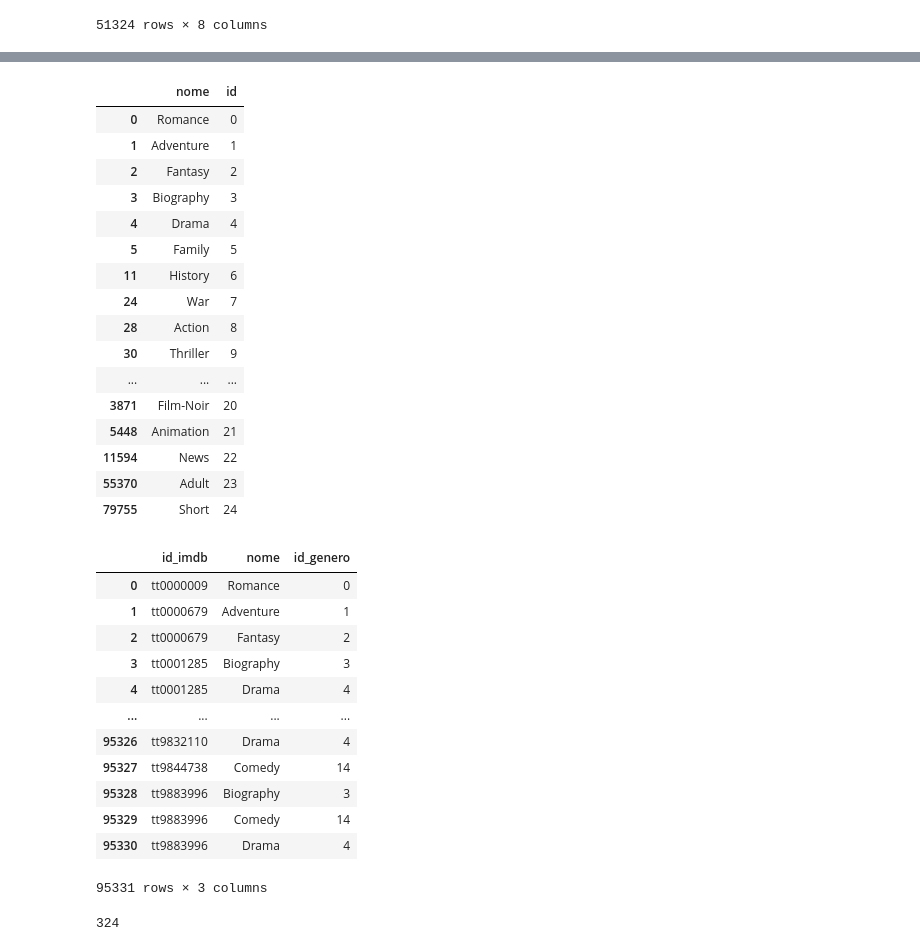
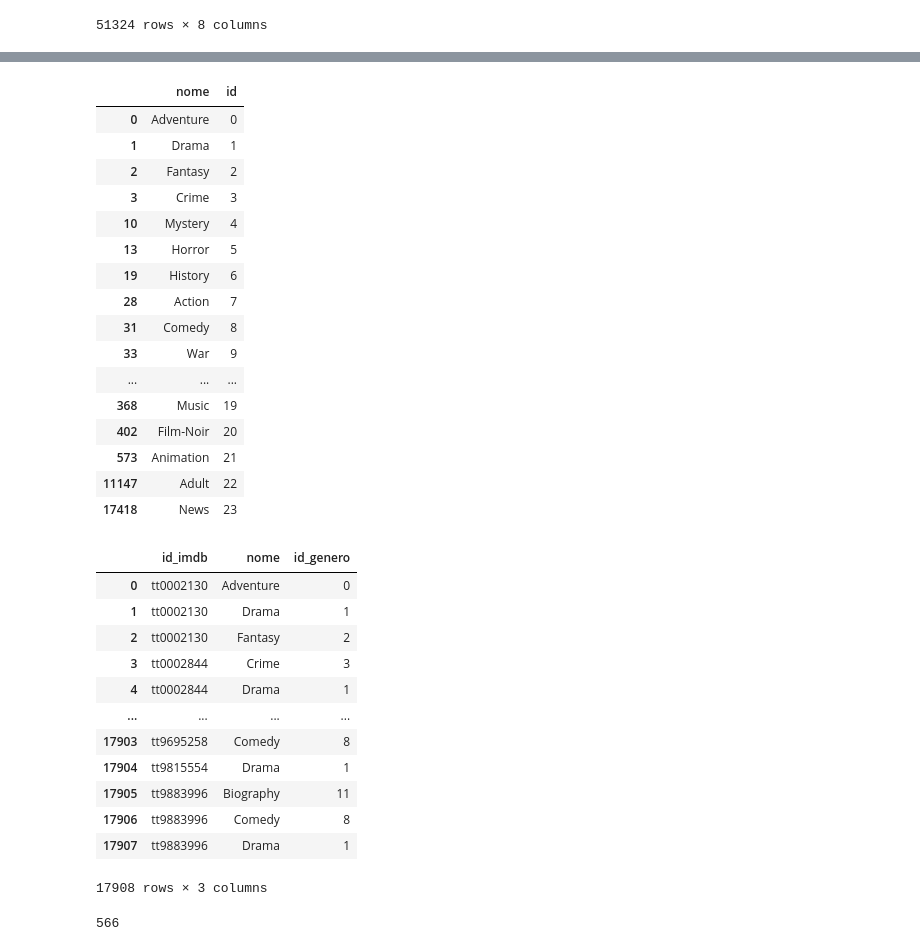
Before and after one commit to duduSC/trabalho_BI, a Jupyter notebook: etl.ipynb, the cells around one changed output, grey strips where cells are left out. Cells and saved outputs as stored; diff of their text form; code cells hidden in the pictures.

```diff
--- a/etl.ipynb
+++ b/etl.ipynb
@@ -76,3 +76,7 @@ movie_df
 | 1043996 | tt9844738 | Kocamin Nisanlisi | Kocamin Nisanlisi | 1986 | 93 | [Comedy] | 6.4 | 6 |
 | 1044609 | tt9883996 | Dream Horse | Dream Horse | 2020 | 113 | [Biography, Comedy, Drama] | 6.9 | 5557 |
 51324 rows × 8 columns
+# %%
+movie_df = movie_df.rename(columns={"id":"id_imdb","tituloPincipal":"titulo_principal","tituloOriginal":"titulo_original","notaMedia":"nota_media","numeroVotos":"numero_votos","tempoMinutos":"tempo_minutos"})
+movie_df = movie_df[movie_df["numero_votos"] > 1000]
+movie_df
@@ -79,6 +97,5 @@ movie_df
 # %%
-dim_filme = movie_df[["id","tituloPincipal","tituloOriginal"]]
-dim_filme = dim_filme.rename(columns={"id":"id_imdb","tituloPincipal":"titulo_principal","tituloOriginal":"titulo_original"})
+dim_filme = movie_df[["id_imdb","titulo_principal","titulo_original"]]
 dim_filme
 # %% [output]
 |  | id_imdb | titulo_principal | titulo_original |
@@ -122,47 +121,47 @@ dim_genero["id"]= range(len(dim_genero))
 dim_genero
 # %% [output]
 |  | nome | id |
-| 0 | Romance | 0 |
-| 1 | Adventure | 1 |
+| 0 | Adventure | 0 |
+| 1 | Drama | 1 |
 | 2 | Fantasy | 2 |
-| 3 | Biography | 3 |
-| 4 | Drama | 4 |
-| 5 | Family | 5 |
-| 11 | History | 6 |
-| 24 | War | 7 |
-| 28 | Action | 8 |
-| 30 | Thriller | 9 |
+| 3 | Crime | 3 |
+| 10 | Mystery | 4 |
+| 13 | Horror | 5 |
+| 19 | History | 6 |
+| 28 | Action | 7 |
+| 31 | Comedy | 8 |
+| 33 | War | 9 |
 | ... | ... | ... |
-| 3871 | Film-Noir | 20 |
-| 5448 | Animation | 21 |
-| 11594 | News | 22 |
-| 55370 | Adult | 23 |
-| 79755 | Short | 24 |
+| 368 | Music | 19 |
+| 402 | Film-Noir | 20 |
+| 573 | Animation | 21 |
+| 11147 | Adult | 22 |
+| 17418 | News | 23 |
 # %%
-df_explode = movie_df[["id","genero"]]
+df_explode = movie_df[["id_imdb","genero"]]
 df_explode = df_explode.explode("genero")
 df_explode= df_explode.rename(columns={"id":"id_imdb","genero":"nome"})
 
 dim_filme["id_imdb"]= dim_filme.id_imdb.astype("str")
 df_explode["id_imdb"] = df_explode.id_imdb.astype("str")
 df_bridge = df_explode.merge(dim_genero,on="nome",how="inner")
 df_bridge= df_bridge.rename(columns={"id":"id_genero"})
 
 df_bridge
 # %% [output]
 |  | id_imdb | nome | id_genero |
-| 0 | tt0000009 | Romance | 0 |
-| 1 | tt0000679 | Adventure | 1 |
-| 2 | tt0000679 | Fantasy | 2 |
-| 3 | tt0001285 | Biography | 3 |
-| 4 | tt0001285 | Drama | 4 |
+| 0 | tt0002130 | Adventure | 0 |
+| 1 | tt0002130 | Drama | 1 |
+| 2 | tt0002130 | Fantasy | 2 |
+| 3 | tt0002844 | Crime | 3 |
+| 4 | tt0002844 | Drama | 1 |
 | ... | ... | ... | ... |
-| 95326 | tt9832110 | Drama | 4 |
-| 95327 | tt9844738 | Comedy | 14 |
-| 95328 | tt9883996 | Biography | 3 |
-| 95329 | tt9883996 | Comedy | 14 |
-| 95330 | tt9883996 | Drama | 4 |
+| 17903 | tt9695258 | Comedy | 8 |
+| 17904 | tt9815554 | Drama | 1 |
+| 17905 | tt9883996 | Biography | 11 |
+| 17906 | tt9883996 | Comedy | 8 |
+| 17907 | tt9883996 | Drama | 1 |
-95331 rows × 3 columns
+17908 rows × 3 columns
 # %%
 load_dotenv()
 DB_SENHA=os.getenv("DB_SENHA")
@@ -179,7 +178,7 @@ dim_filme.to_sql("dim_filme",
                   if_exists="delete_rows",
                   index=False)
 # %% [output]
-324
+566
 # %%
 pd.read_sql("select * from dim_filme limit 10",db)
 # %% [output]
```
Also changed, not shown: parts of 8 cells of this notebook, 1 other file.
